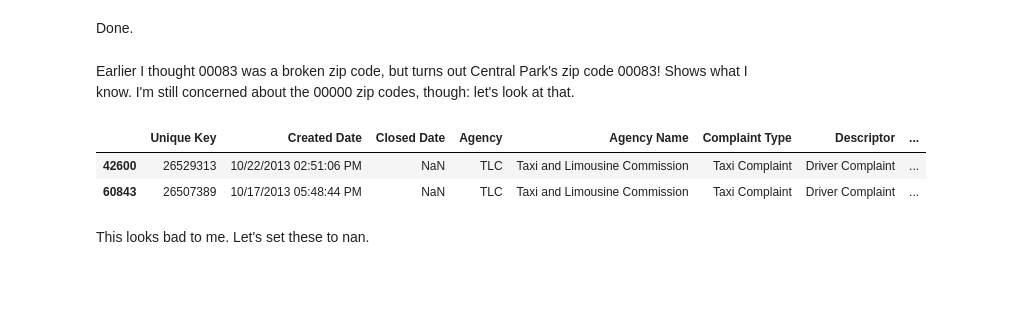
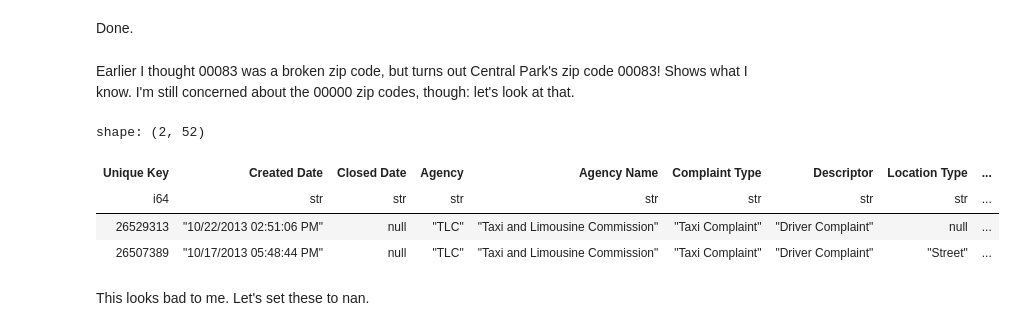
Before and after one commit to sergiorgiraldo/DataScience-Showcase, a Jupyter notebook: pandas-cookbook/cookbook-polars/Chapter 7 - Cleaning up messy data.ipynb, the cells around one changed output. Cells and saved outputs as stored; diff of their text form; code cells hidden in the pictures; blank space fills up the shorter version.

```diff
--- a/pandas-cookbook/cookbook-polars/Chapter 7 - Cleaning up messy data.ipynb
+++ b/pandas-cookbook/cookbook-polars/Chapter 7 - Cleaning up messy data.ipynb
@@ -136,4 +133,5 @@ shape: (6,)
 # %% [markdown]
 Those all look okay to truncate to me.
 # %%
-requests['Incident Zip'] = requests['Incident Zip'].str.slice(0, 5)
+requests = requests.with_columns([pl.col('Incident Zip').str.slice(0,5)])
+requests
@@ -142,10 +155,13 @@ Done.
 # %% [markdown]
 Earlier I thought 00083 was a broken zip code, but turns out Central Park's zip code 00083! Shows what I know. I'm still concerned about the 00000 zip codes, though: let's look at that.
 # %%
-requests[requests['Incident Zip'] == '00000']
+is_00000 = requests['Incident Zip'] == '00000'
+requests.filter(is_00000)
 # %% [output]
+shape: (2, 52)
-|  | Unique Key | Created Date | Closed Date | Agency | Agency Name | Complaint Type | Descriptor | ... |
-| 42600 | 26529313 | 10/22/2013 02:51:06 PM | NaN | TLC | Taxi and Limousine Commission | Taxi Complaint | Driver Complaint | ... |
-| 60843 | 26507389 | 10/17/2013 05:48:44 PM | NaN | TLC | Taxi and Limousine Commission | Taxi Complaint | Driver Complaint | ... |
+| Unique Key | Created Date | Closed Date | Agency | Agency Name | Complaint Type | Descriptor | Location Type | ... |
+| i64 | str | str | str | str | str | str | str | ... |
+| 26529313 | "10/22/2013 02:51:06 PM" | null | "TLC" | "Taxi and Limousine Commission" | "Taxi Complaint" | "Driver Complaint" | null | ... |
+| 26507389 | "10/17/2013 05:48:44 PM" | null | "TLC" | "Taxi and Limousine Commission" | "Taxi Complaint" | "Driver Complaint" | "Street" | ... |
 # %% [markdown]
 This looks bad to me. Let's set these to nan.
```
Also changed, not shown: parts of 18 cells of this notebook, 2 other files.
